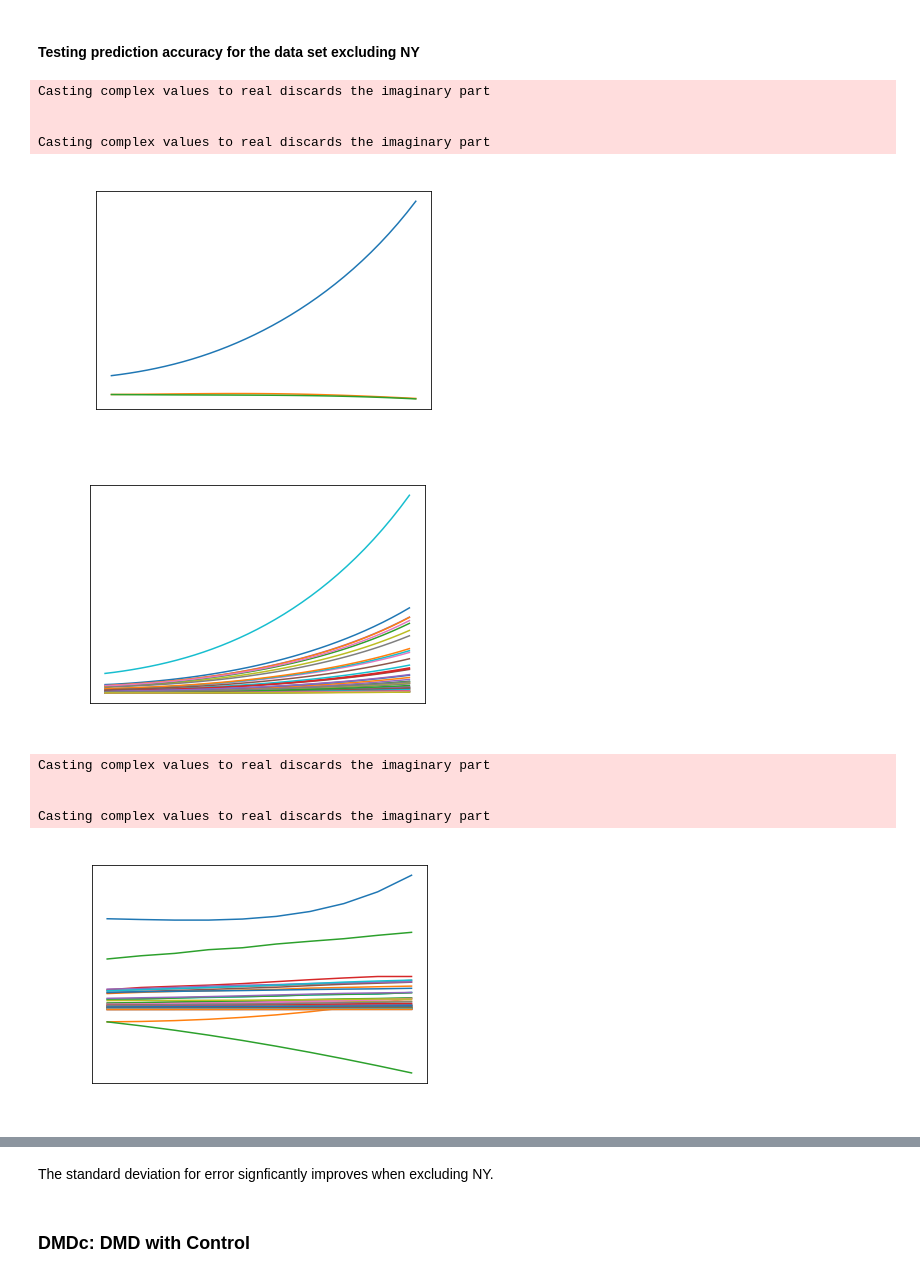
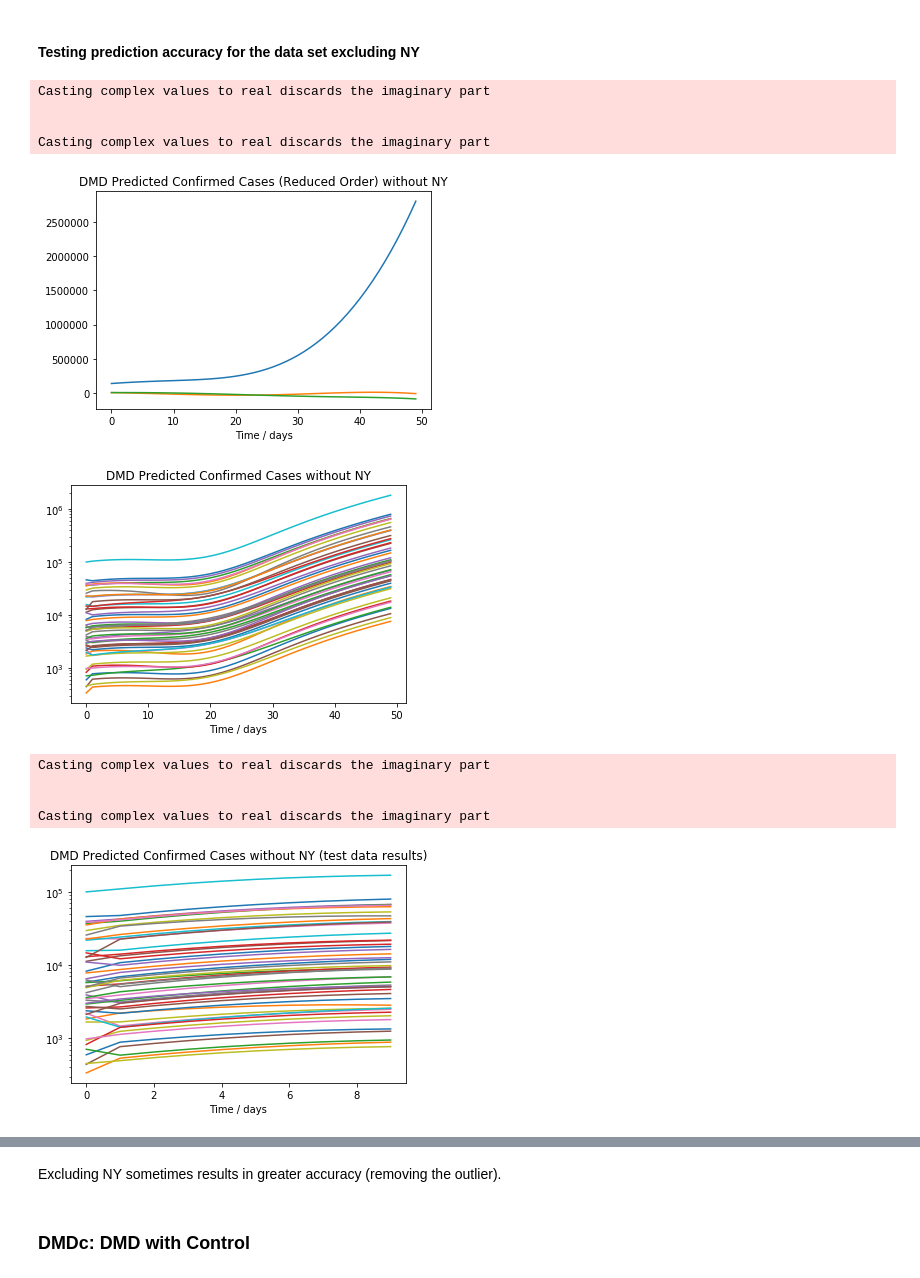
Before and after one commit to JuliaBriden/coronavirus-dmdc, a Jupyter notebook: US State Data.ipynb, the cells around one changed output, grey strips where cells are left out. Drawn from its saved outputs; the diff is of its cells as text; code cells hidden in the pictures.

```diff
--- a/US State Data.ipynb
+++ b/US State Data.ipynb
@@ -422,28 +394,0 @@ Casting complex values to real discards the imaginary part
-# %%
-# Take DMD of data
-days = 10 # number of days in the future to predict
-testDays = np.size(sData,1)-days
-
-dmd = DMD(svd_rank=3) # truncated SVD
-dmd.fit(sData[:,:testDays]) # fit for selected days
-
-At = dmd.atilde #Koopman operator
-
-# compute reduced data prediction and actual data prediction
-
-# Intialize
-x = np.zeros((len(sData[:,testDays*-1]),days)) # actual prediction
-xt = np.zeros((len(At),days)) # reduced prediction
-x[:,0] = sData[:,-1]
-xt[:,0] = np.matmul(np.linalg.pinv(dmd.modes),sData[:,-1])
-
-# Iterate to produce actual and reduced predictions
-for i in range(1,days):
-    xt[:,i] = np.matmul(At,xt[:,i-1])
-    x[:,i] = np.matmul(dmd.modes,xt[:,i])
-
-plt.plot(xt.T)
-plt.plot(sData[:,testDays:].T)
-plt.title('DMD Predicted Confirmed Cases')
-plt.xlabel('Time / days')
-plt.show()
@@ -531,7 +464,7 @@ At = dmd.atilde #Koopman operator
 # compute reduced data prediction and actual data prediction
 
 # Intialize
-days = 35 # number of days in the future to predict
+days = 50 # number of days in the future to predict
 x = np.zeros((len(sData[:,-1]),days)) # actual prediction
 xt = np.zeros((len(At),days)) # reduced prediction
 x[:,0] = sData[:,-1]
@@ -551,46 +484,53 @@ plt.show()
 plt.plot(x.T)
 plt.title('DMD Predicted Confirmed Cases without NY')
 plt.xlabel('Time / days')
+plt.yscale('log')
 plt.show()
 
 # Take DMD of data
 days = 10 # number of days in the future to predict
 testDays = np.size(sData,1)-days
 
 dmd = DMD(svd_rank=3) # truncated SVD
 dmd.fit(sData[:,:testDays]) # fit for selected days
 
 At = dmd.atilde #Koopman operator
 
 # compute reduced data prediction and actual data prediction
 
 # Intialize
 x = np.zeros((len(sData[:,testDays*-1]),days)) # actual prediction
 xt = np.zeros((len(At),days)) # reduced prediction
 x[:,0] = sData[:,-1]
 xt[:,0] = np.matmul(np.linalg.pinv(dmd.modes),sData[:,-1])
 
 # Iterate to produce actual and reduced predictions
 for i in range(1,days):
     xt[:,i] = np.matmul(At,xt[:,i-1])
     x[:,i] = np.matmul(dmd.modes,xt[:,i])
 
-plt.plot(xt.T)
-plt.plot(sData[:,testDays:].T)
-plt.title('DMD Predicted Confirmed Cases without NY')
+plt.plot(x.T)
+plt.title('DMD Predicted Confirmed Cases without NY (test data results)')
 plt.xlabel('Time / days')
+plt.yscale('log')
 plt.show()
 
-['Predicted Day {}: Mean Error {} %, Standard Deviation of Error +/-{} %'.format(i+1,np.mean(np.abs(x[:,i]-sData[:,i+testDays]))/np.mean(sData[:,i+testDays])*100,np.std(np.abs(x[:,i]-sData[:,i+testDays]))/np.std(sData[:,i+testDays])*100) for i in range(days)]
+plt.plot(sData[:,testDays:].T)
+plt.title('Actual Confirmed Cases without NY (test data)')
+plt.xlabel('Time / days')
+plt.yscale('log')
+plt.show()
+
+['Predicted Day {}: Mean Error {} %, Standard Deviation of Error +/-{} %'.format(i+1,np.mean(np.abs(x[:,i]-sData[:,i+testDays])/sData[:,i+testDays])*100,np.std(np.abs(x[:,i]-sData[:,i+testDays])/sData[:,i+testDays])*100) for i in range(days)]
 # %% [output]
 Casting complex values to real discards the imaginary part
 
 
 Casting complex values to real discards the imaginary part
-[figure, old version]
+[figure, new version]
-[figure, old version]
+[figure, new version]
 Casting complex values to real discards the imaginary part
 
 
 Casting complex values to real discards the imaginary part
-[figure, old version]
+[figure, new version]
@@ -607,5 +548,5 @@ Casting complex values to real discards the imaginary part
-# %% [markdown]
-The standard deviation for error signficantly improves when excluding NY.
+# %% [markdown]
+Excluding NY sometimes results in greater accuracy (removing the outlier).
 # %% [markdown]
 ### DMDc: DMD with Control
 # %% [markdown]
```
Also changed, not shown: parts of 23 cells of this notebook, 1 other file.
